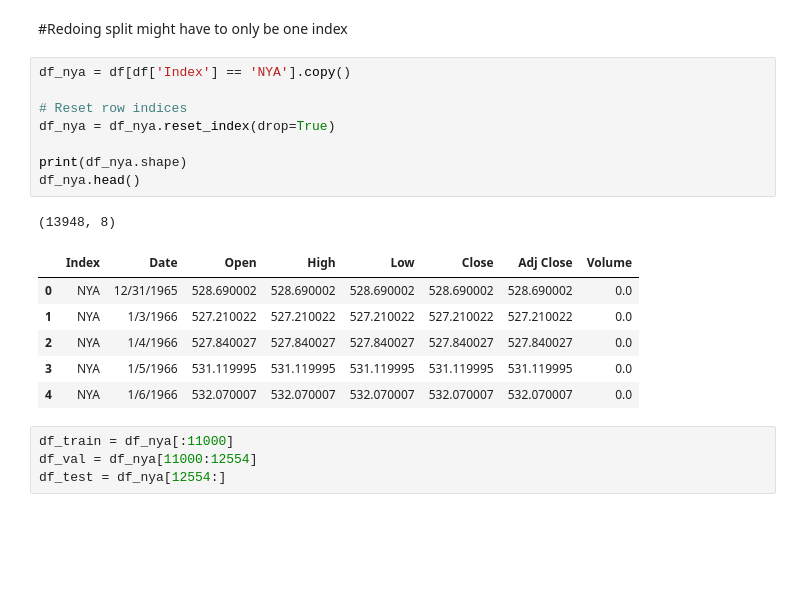
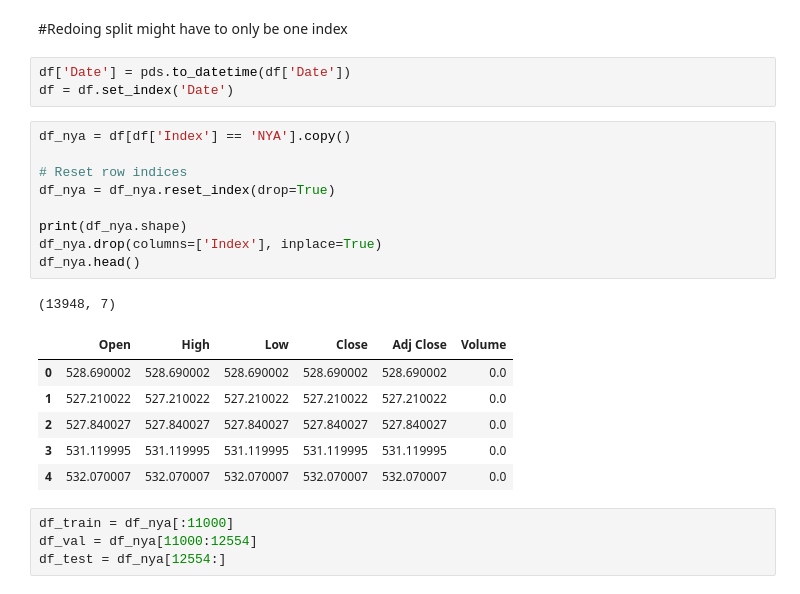
Before and after one commit to claramanolache/DeepLearning, a Jupyter notebook: Stock_Market.ipynb, the cells around one changed output. Saved outputs shown, nothing was run; the diff lists cells and outputs as text; blank space fills up the shorter version.

```diff
--- a/Stock_Market.ipynb
+++ b/Stock_Market.ipynb
@@ -143,22 +109,26 @@ y_test = df_test['Close']
 # %% [markdown]
 #Redoing split
 might have to only be one index
+# %%
+df['Date'] = pds.to_datetime(df['Date'])
+df = df.set_index('Date')
 # %%
 df_nya = df[df['Index'] == 'NYA'].copy()
 
 # Reset row indices
 df_nya = df_nya.reset_index(drop=True)
 
 print(df_nya.shape)
+df_nya.drop(columns=['Index'], inplace=True)
 df_nya.head()
 # %% [output]
-(13948, 8)
+(13948, 7)
-|  | Index | Date | Open | High | Low | Close | Adj Close | Volume |
-| 0 | NYA | 12/31/1965 | 528.690002 | 528.690002 | 528.690002 | 528.690002 | 528.690002 | 0.0 |
-| 1 | NYA | 1/3/1966 | 527.210022 | 527.210022 | 527.210022 | 527.210022 | 527.210022 | 0.0 |
-| 2 | NYA | 1/4/1966 | 527.840027 | 527.840027 | 527.840027 | 527.840027 | 527.840027 | 0.0 |
-| 3 | NYA | 1/5/1966 | 531.119995 | 531.119995 | 531.119995 | 531.119995 | 531.119995 | 0.0 |
-| 4 | NYA | 1/6/1966 | 532.070007 | 532.070007 | 532.070007 | 532.070007 | 532.070007 | 0.0 |
+|  | Open | High | Low | Close | Adj Close | Volume |
+| 0 | 528.690002 | 528.690002 | 528.690002 | 528.690002 | 528.690002 | 0.0 |
+| 1 | 527.210022 | 527.210022 | 527.210022 | 527.210022 | 527.210022 | 0.0 |
+| 2 | 527.840027 | 527.840027 | 527.840027 | 527.840027 | 527.840027 | 0.0 |
+| 3 | 531.119995 | 531.119995 | 531.119995 | 531.119995 | 531.119995 | 0.0 |
+| 4 | 532.070007 | 532.070007 | 532.070007 | 532.070007 | 532.070007 | 0.0 |
 # %%
 df_train = df_nya[:11000]
 df_val = df_nya[11000:12554]
```
Also changed, not shown: parts of 18 cells of this notebook.
